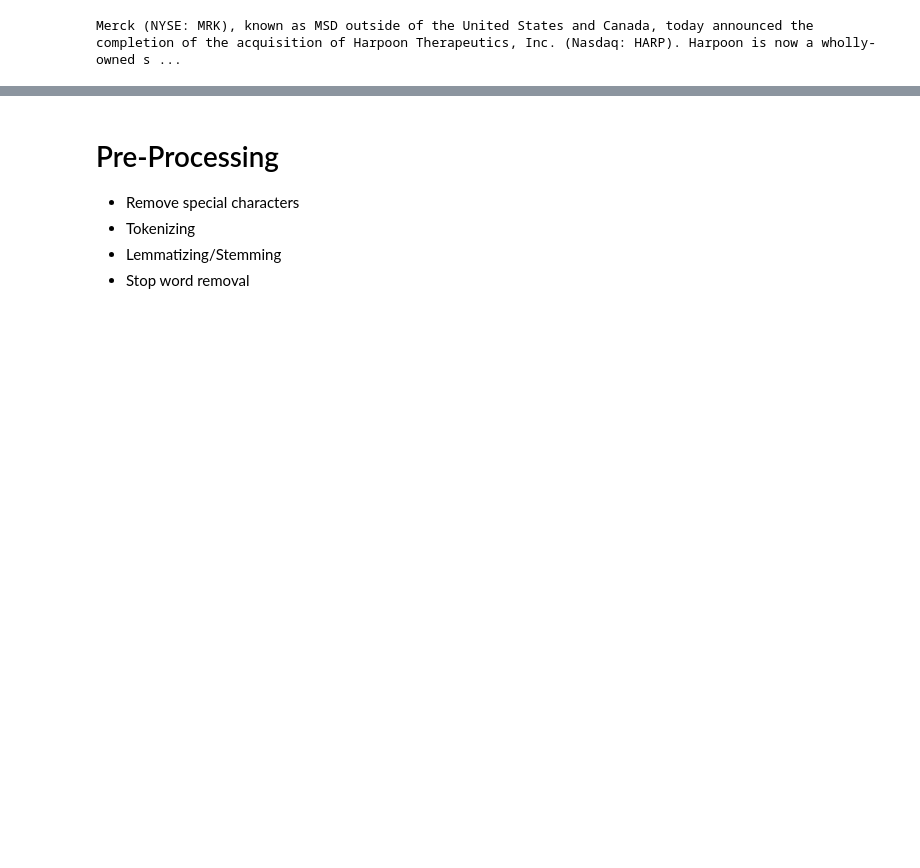
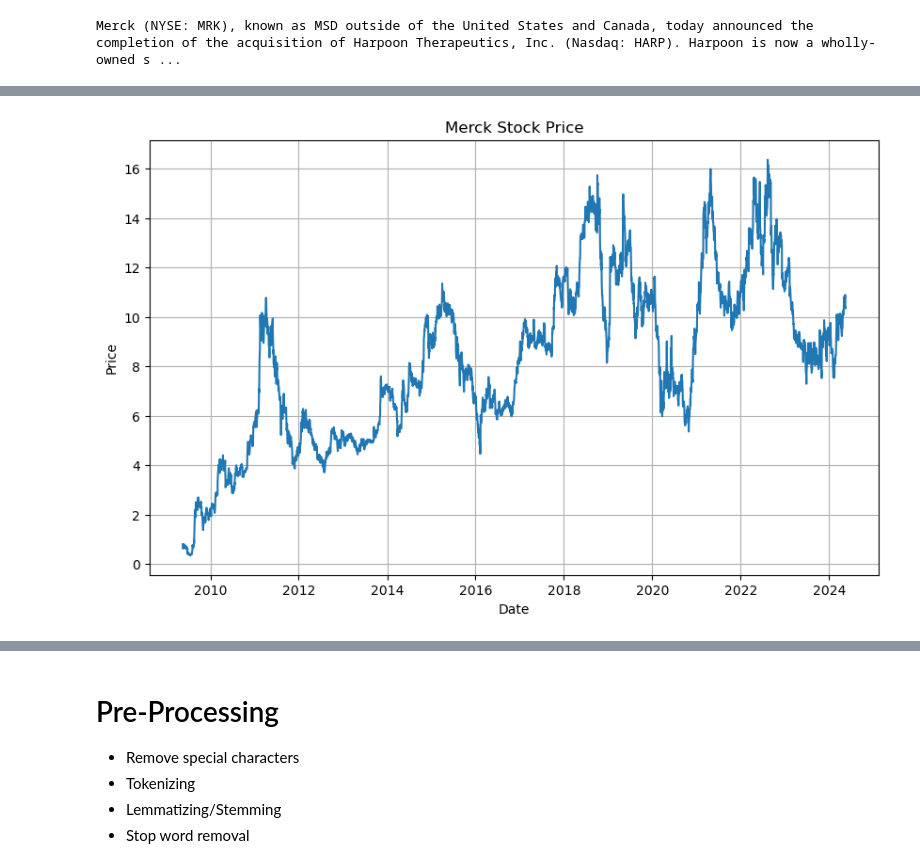
Before and after one commit to ckashby/finnlp, a Jupyter notebook: 02_PreProc.ipynb, the cells around one changed output, grey strips where cells are left out. Drawn from its saved outputs; the diff is of its cells as text; code cells hidden in the pictures; blank space fills up the shorter version.

Commit message:
create png charts for merck

```diff
--- a/02_PreProc.ipynb
+++ b/02_PreProc.ipynb
@@ -69,0 +74,11 @@ merc_stock_df.head()
+# %%
+# line plot for merc stocks
+plt.figure(figsize=(10, 6))
+plt.plot(merc_stock_df['Close'])
+plt.title('Merck Stock Price')
+plt.ylabel('Price')
+plt.xlabel('Date')
+plt.grid(True)
+plt.savefig('./images/merc_stock_price_2010_2024.png')
+# %% [output]
+[figure, added]
```
Also changed, not shown: parts of 6 cells of this notebook, 6 other files.
